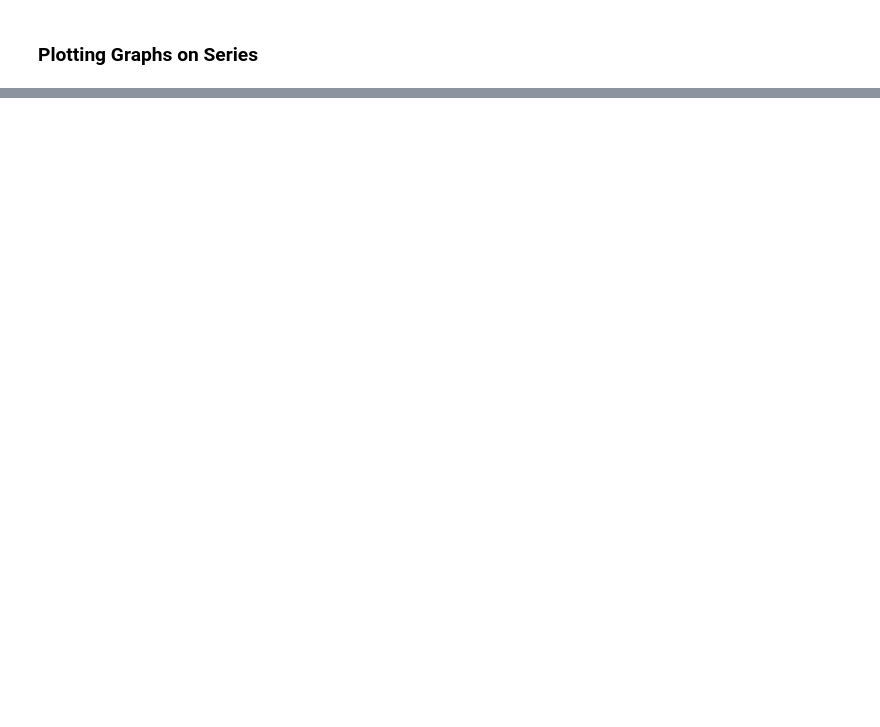
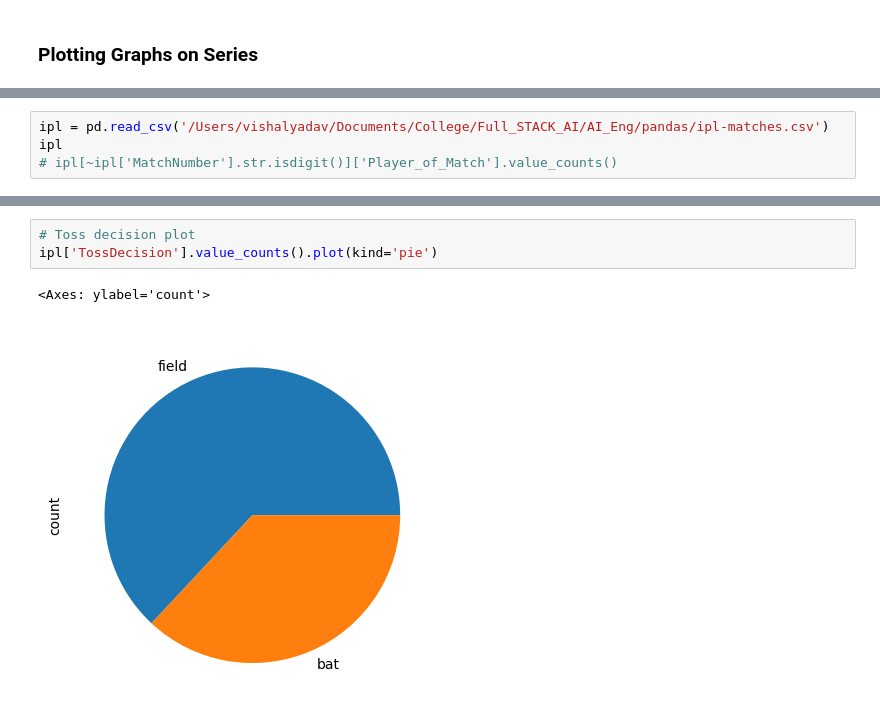
Before and after one commit to VishalYadav2858/DelightX, a Jupyter notebook: AI_Eng/pandas/Pandas.ipynb, the cells around one changed output, grey strips where cells are left out. Drawn from its saved outputs; the diff is of its cells as text; blank space fills up the shorter version.

```diff
--- a/AI_Eng/pandas/Pandas.ipynb
+++ b/AI_Eng/pandas/Pandas.ipynb
@@ -1017,0 +1814,4 @@ Name: runs, Length: 215, dtype: int64
+# %%
+ipl = pd.read_csv('/Users/vishalyadav/Documents/College/Full_STACK_AI/AI_Eng/pandas/ipl-matches.csv')
+ipl
+# ipl[~ipl['MatchNumber'].str.isdigit()]['Player_of_Match'].value_counts()
@@ -1017,0 +1862,6 @@ Name: runs, Length: 215, dtype: int64
+# %%
+# Toss decision plot
+ipl['TossDecision'].value_counts().plot(kind='pie')
+# %% [output]
+<Axes: ylabel='count'>
+[figure, added]
```
Also changed, not shown: parts of 269 cells of this notebook, 8 other files.
